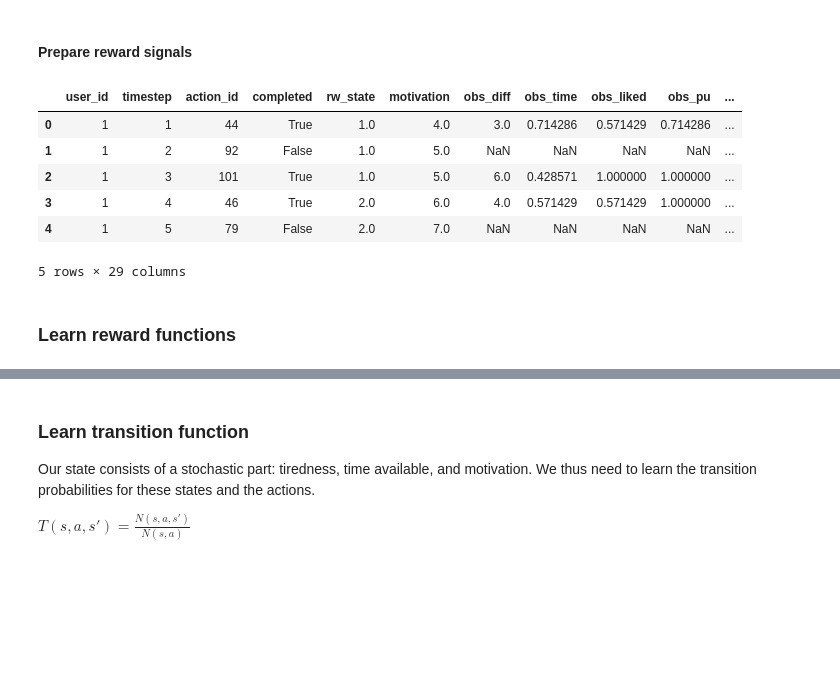
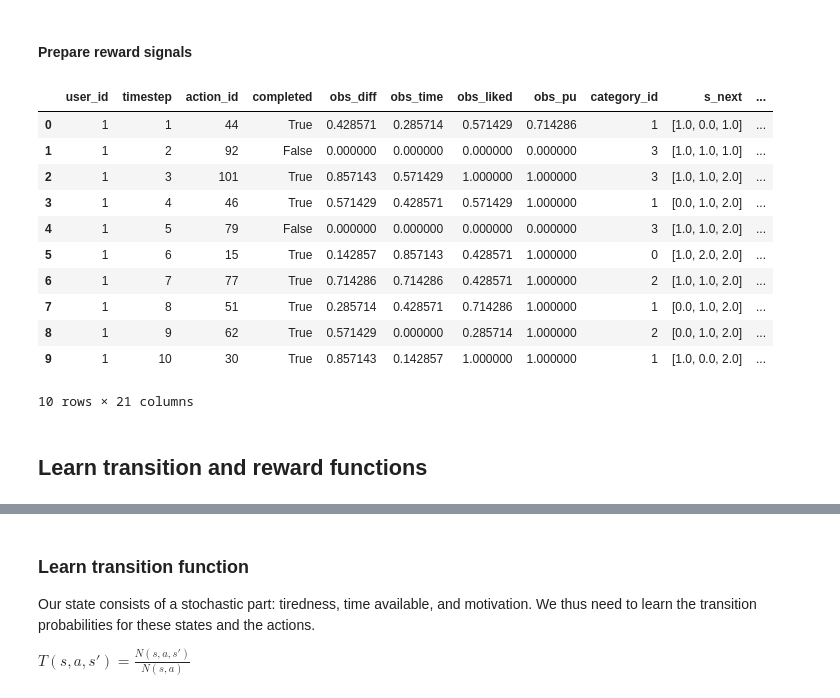
Before and after one commit to shirleyxindi/morl-personalization, a Jupyter notebook: src/extract_data.ipynb, the cells around one changed output, grey strips where cells are left out. Saved outputs shown, nothing was run; the diff lists cells and outputs as text; code cells hidden in the pictures; blank space fills up the shorter version.

Commit message:
Action clusters

```diff
--- a/src/extract_data.ipynb
+++ b/src/extract_data.ipynb
@@ -17,11 +29,11 @@ NUM_STATES = NUM_STOCHASTIC_STATES * (MAX_COUNT+1)**4
 NUM_ACTIONS = 5
 # %%
 data_folder = 'C:\\Users\\shirl\\Documents\\Studie\\2025-2026\\Thesis\\personalized-coping-challenges\\data\\'
-save_folder = 'functions\\2'
+save_folder = 'functions\\3'
 filename = 'simulation_results_2.csv'
 df = pd.read_csv(data_folder + filename)
 
 action_file = 'normalized_challenges.csv'
-action_df = pd.read_csv(data_folder + action_file)
+actions = pd.read_csv(data_folder + action_file)
 # %%
 state_features = ['tiredness', 'time_avail', 'pu_state']
@@ -67,5 +86,6 @@ df['s_current'] = df[state_cols].values.tolist()
 # drop rows where s_next contains NaN values (last row of each user)
 df = df[~df['s_next'].apply(lambda x: any(pd.isna(i) for i in x))]
 df = df.drop(state_cols + state_features, axis=1)
+df = df.drop(['rw_state', 'motivation'], axis=1)
 # %% [markdown]
 #### Extract counts per category
@@ -85,41 +124,46 @@ df.drop(cat_cols, axis=1, inplace=True)
 # %% [markdown]
 #### Extract skill level per category
 # %%
-def map_to_tier(normalized_score):
-    """Maps a 0.0-1.0 progress value to discrete skill tiers."""
-    if normalized_score >= 0.75: return 1.0
-    if normalized_score >= 0.50: return 0.67
-    if normalized_score >= 0.25: return 0.33
-    return 0.0
+# def map_to_tier(normalized_score):
+#     """Maps a 0.0-1.0 progress value to discrete skill tiers."""
+#     if normalized_score >= 0.75: return 1.0
+#     if normalized_score >= 0.50: return 0.67
+#     if normalized_score >= 0.25: return 0.33
+#     return 0.0
 
 
-for col in expert_score_cols:
-    raw_sum_col = f'raw_sum_{col}'
-    df[raw_sum_col] = df.groupby('user_id')[col].transform(lambda x: x.shift(1, fill_value=0).cumsum())
-    df[f'skill_{col}'] = df[raw_sum_col].apply(map_to_tier)
+# for col in expert_score_cols:
+#     raw_sum_col = f'raw_sum_{col}'
+#     df[raw_sum_col] = df.groupby('user_id')[col].transform(lambda x: x.shift(1, fill_value=0).cumsum())
+#     df[f'skill_{col}'] = df[raw_sum_col].apply(map_to_tier)
 
-skill_cols = [f'skill_{col}' for col in expert_score_cols]
-df['skill_current'] = df[skill_cols].values.tolist()
-df['skill_next'] = df.groupby('user_id')[skill_cols].shift(-1).values.tolist()
+# skill_cols = [f'skill_{col}' for col in expert_score_cols]
+# df['skill_current'] = df[skill_cols].values.tolist()
+# df['skill_next'] = df.groupby('user_id')[skill_cols].shift(-1).values.tolist()
 
-df = df.drop(columns=[f'raw_sum_{col}' for col in expert_score_cols])
+# df = df.drop(columns=[f'raw_sum_{col}' for col in expert_score_cols])
 # %% [markdown]
 #### Prepare reward signals
 # %%
 # reward for skill improvement = reward for completing the action * (sum of skill tiers after - sum of skill tiers before) / max possible increase in skill tiers
-df['r_skill'] = df['completed'] * (df['skill_next'].apply(lambda x: sum(x)) - df['skill_current'].apply(lambda x: sum(x))) / 4
-df['r_expert'] = df[expert_score_cols].sum(axis=1) / 4  # alternative reward based on expert scores for the action
-df['r_diversity'] = df['completed'] * (1 - (1 / (MAX_COUNT + 1)) * df.apply(lambda row: row['s_count'][action_categories[row['action_id']]], axis=1))
-df[reward_signals] = df[reward_signals].div(7)  # Normalize rewards to [0, 1] range
+# df['r_skill'] = df['completed'] * (df['skill_next'].apply(lambda x: sum(x)) - df['skill_current'].apply(lambda x: sum(x))) / 4
+df['r_expert'] = df['completed'] * df[expert_score_cols].sum(axis=1) / 4  # alternative reward based on expert scores for the action
+df = df.drop(expert_score_cols, axis=1)
+df['r_diversity'] = (1 - (1 / (MAX_COUNT + 1)) * df.apply(lambda row: row['s_count'][row[cluster_col]], axis=1))
 
-df.head()
+df.head(10)
 # %% [output]
-|  | user_id | timestep | action_id | completed | rw_state | motivation | obs_diff | obs_time | obs_liked | obs_pu | ... |
-| 0 | 1 | 1 | 44 | True | 1.0 | 4.0 | 3.0 | 0.714286 | 0.571429 | 0.714286 | ... |
-| 1 | 1 | 2 | 92 | False | 1.0 | 5.0 | NaN | NaN | NaN | NaN | ... |
-| 2 | 1 | 3 | 101 | True | 1.0 | 5.0 | 6.0 | 0.428571 | 1.000000 | 1.000000 | ... |
-| 3 | 1 | 4 | 46 | True | 2.0 | 6.0 | 4.0 | 0.571429 | 0.571429 | 1.000000 | ... |
-| 4 | 1 | 5 | 79 | False | 2.0 | 7.0 | NaN | NaN | NaN | NaN | ... |
+|  | user_id | timestep | action_id | completed | obs_diff | obs_time | obs_liked | obs_pu | category_id | s_next | ... |
+| 0 | 1 | 1 | 44 | True | 0.428571 | 0.285714 | 0.571429 | 0.714286 | 1 | [1.0, 0.0, 1.0] | ... |
+| 1 | 1 | 2 | 92 | False | 0.000000 | 0.000000 | 0.000000 | 0.000000 | 3 | [1.0, 1.0, 1.0] | ... |
+| 2 | 1 | 3 | 101 | True | 0.857143 | 0.571429 | 1.000000 | 1.000000 | 3 | [1.0, 1.0, 2.0] | ... |
+| 3 | 1 | 4 | 46 | True | 0.571429 | 0.428571 | 0.571429 | 1.000000 | 1 | [0.0, 1.0, 2.0] | ... |
+| 4 | 1 | 5 | 79 | False | 0.000000 | 0.000000 | 0.000000 | 0.000000 | 3 | [1.0, 1.0, 2.0] | ... |
+| 5 | 1 | 6 | 15 | True | 0.142857 | 0.857143 | 0.428571 | 1.000000 | 0 | [1.0, 2.0, 2.0] | ... |
+| 6 | 1 | 7 | 77 | True | 0.714286 | 0.714286 | 0.428571 | 1.000000 | 2 | [1.0, 1.0, 2.0] | ... |
+| 7 | 1 | 8 | 51 | True | 0.285714 | 0.428571 | 0.714286 | 1.000000 | 1 | [0.0, 1.0, 2.0] | ... |
+| 8 | 1 | 9 | 62 | True | 0.571429 | 0.000000 | 0.285714 | 1.000000 | 2 | [0.0, 1.0, 2.0] | ... |
+| 9 | 1 | 10 | 30 | True | 0.857143 | 0.142857 | 1.000000 | 1.000000 | 1 | [1.0, 0.0, 2.0] | ... |
-5 rows × 29 columns
+10 rows × 21 columns
 # %% [markdown]
-### Learn reward functions
+## Learn transition and reward functions
```
Also changed, not shown: parts of 22 cells of this notebook, 11 other files.
